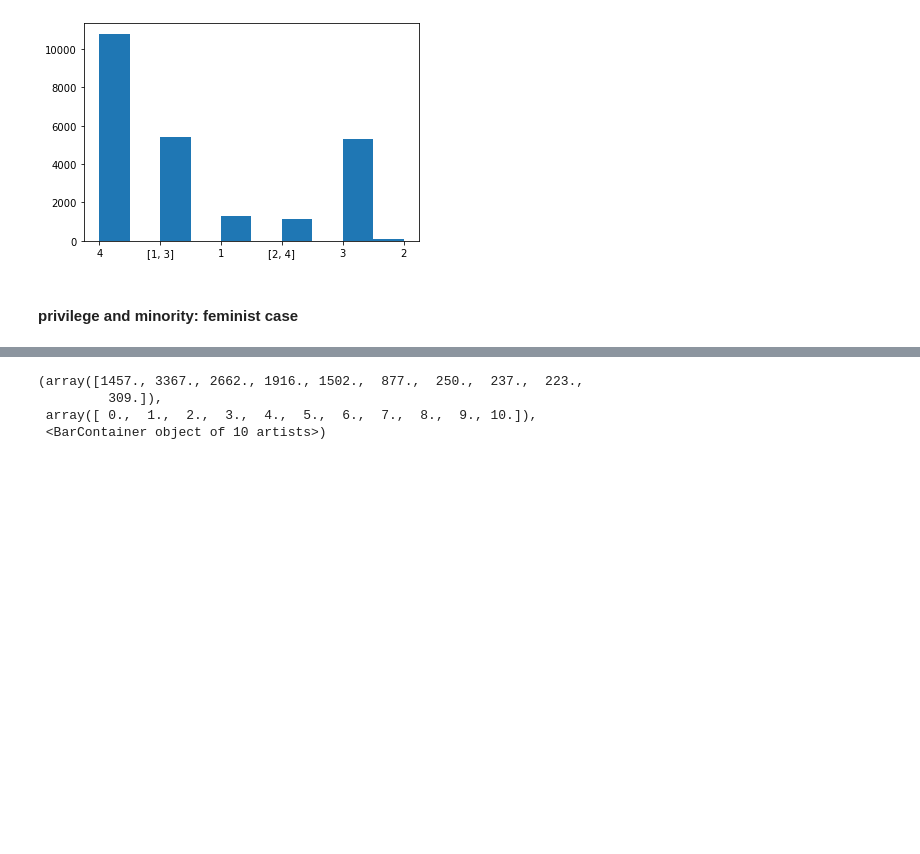
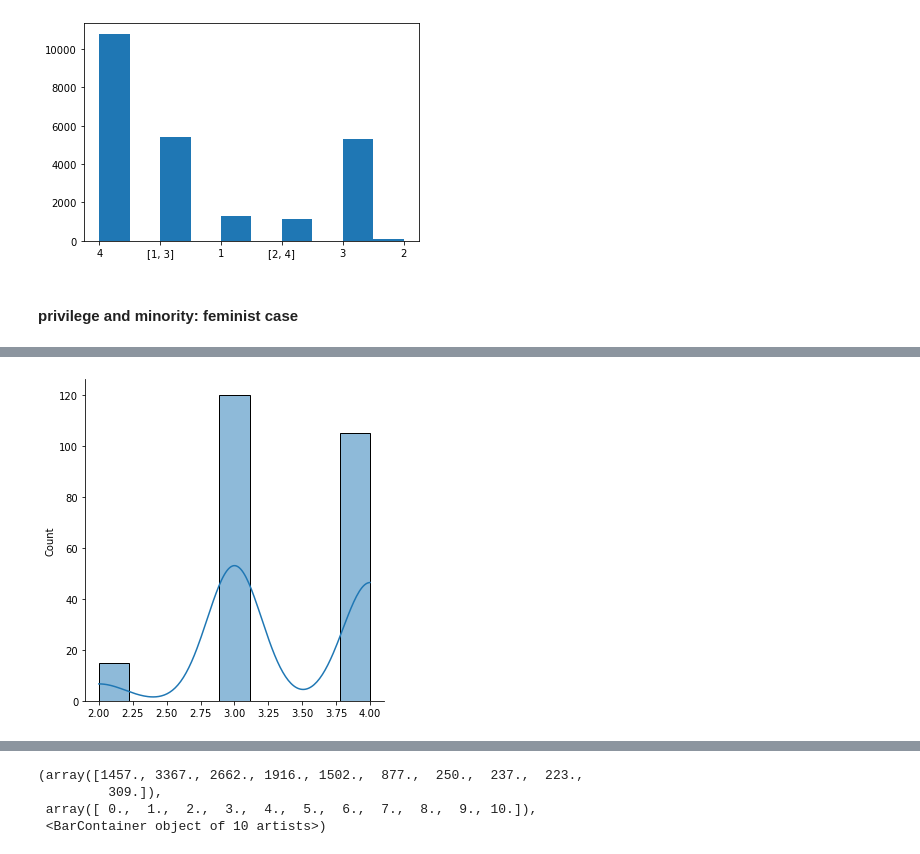
Before and after one commit to yierrr/Feminism-Simulation, a Jupyter notebook: nested group mesa.ipynb, the cells around one changed output, grey strips where cells are left out. Cells and saved outputs as stored; diff of their text form; code cells hidden in the pictures; blank space fills up the shorter version.

```diff
--- a/nested group mesa.ipynb
+++ b/nested group mesa.ipynb
@@ -523,0 +621,6 @@ dff.head()
+# %%
+#3. dist
+l = list(dff['init_type'][dff['round'] == 2])
+avg1 = sns.displot(l, kde=True)#kde - kernel density
+# %% [output]
+[figure, added]
```
Also changed, not shown: parts of 16 cells of this notebook.
